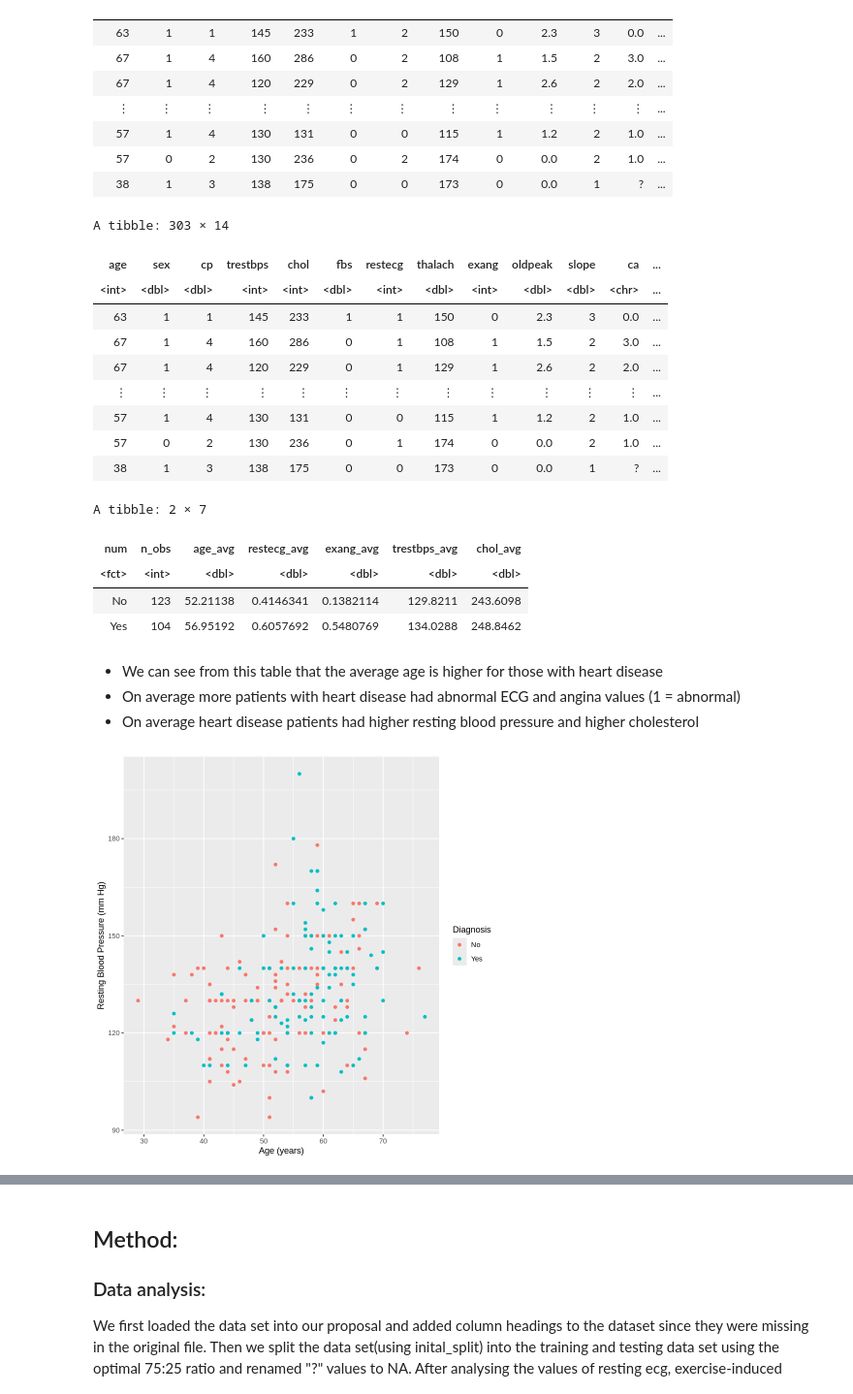
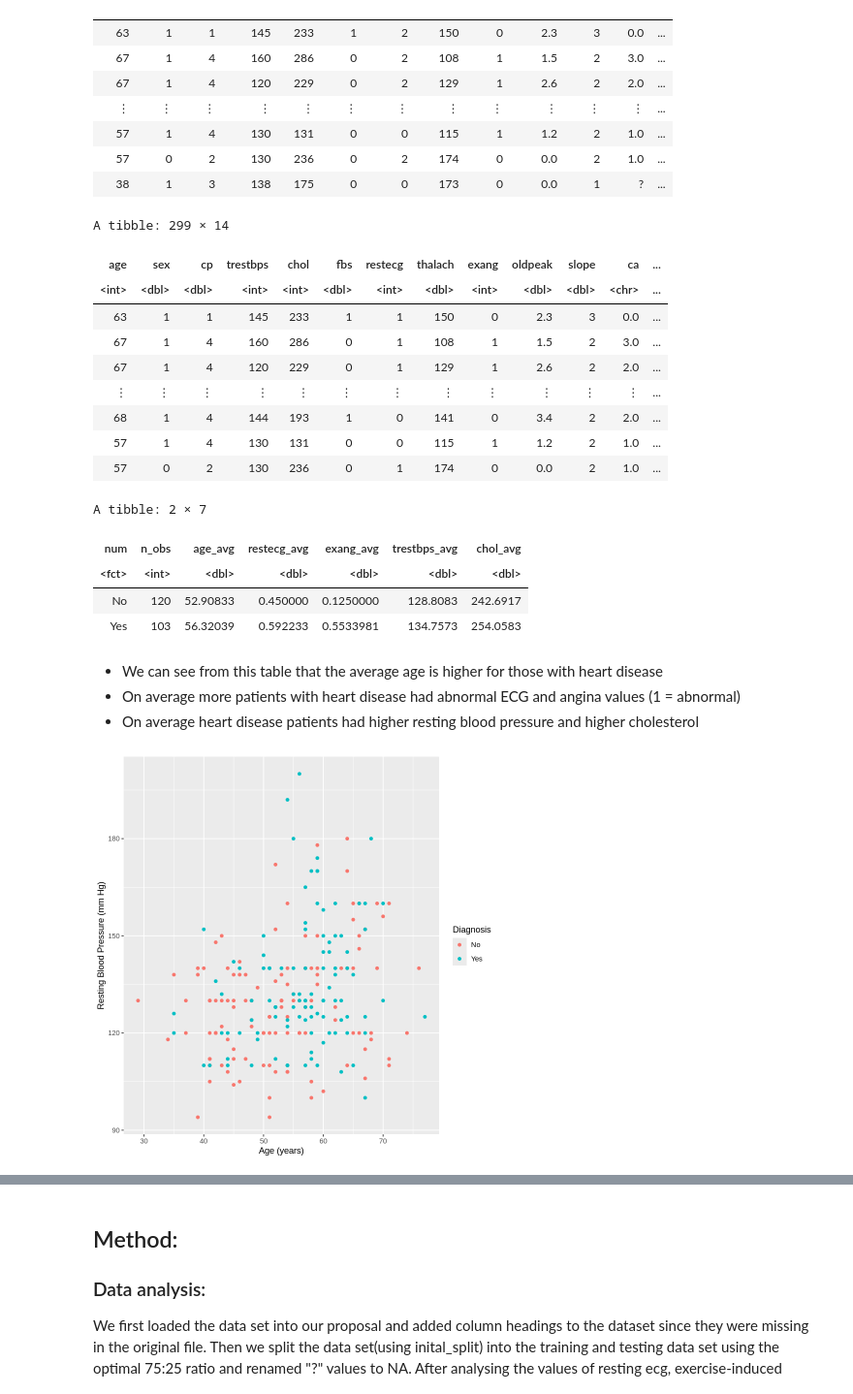
Before and after one commit to Clarique/DSCI-100-Project, a Jupyter notebook: DSCI 100- Project Report.ipynb, the cells around one changed output, grey strips where cells are left out. Shown at 97% size. Saved outputs shown, nothing was run; the diff lists cells and outputs as text; code cells hidden in the pictures.

```diff
--- a/DSCI 100- Project Report.ipynb
+++ b/DSCI 100- Project Report.ipynb
@@ -87,32 +87,33 @@ A spec_tbl_df: 303 × 14
 # %%
 # Here we changed our variables of interest into factors and integers to make them easier to work with/plot
 # The 'num' column becomes 'yes' or 'no' based on whether the number indicates heart disease
 # (val= 0 indicates absence of heart disease, val= (1, 2, 3, 4) shows presence of heart disease
 set.seed(2024)
 cleveland_tidy <- cleveland |>
   mutate(
     num = as.factor(as.integer(num)),
     num = recode(num, "0" = "No", "1" = "Yes", "2" = "Yes", "3" = "Yes", "4" = "Yes"),
     restecg = as.integer(restecg),
     restecg = recode(restecg, "0" = "0", "1" = "1", "2" = "1"),
     exang = as.integer(exang),
     age = as.integer(age),
     restecg = as.integer(restecg),
     trestbps = as.integer(trestbps),
     chol = as.integer(chol)
-      )
+      ) |>
+    filter(ca != "?")
 cleveland_tidy
 # %% [output]
-A tibble: 303 × 14
+A tibble: 299 × 14
 | age | sex | cp | trestbps | chol | fbs | restecg | thalach | exang | oldpeak | slope | ca | ... |
 | <int> | <dbl> | <dbl> | <int> | <int> | <dbl> | <int> | <dbl> | <int> | <dbl> | <dbl> | <chr> | ... |
 | 63 | 1 | 1 | 145 | 233 | 1 | 1 | 150 | 0 | 2.3 | 3 | 0.0 | ... |
 | 67 | 1 | 4 | 160 | 286 | 0 | 1 | 108 | 1 | 1.5 | 2 | 3.0 | ... |
 | 67 | 1 | 4 | 120 | 229 | 0 | 1 | 129 | 1 | 2.6 | 2 | 2.0 | ... |
 | ⋮ | ⋮ | ⋮ | ⋮ | ⋮ | ⋮ | ⋮ | ⋮ | ⋮ | ⋮ | ⋮ | ⋮ | ... |
+| 68 | 1 | 4 | 144 | 193 | 1 | 0 | 141 | 0 | 3.4 | 2 | 2.0 | ... |
 | 57 | 1 | 4 | 130 | 131 | 0 | 0 | 115 | 1 | 1.2 | 2 | 1.0 | ... |
 | 57 | 0 | 2 | 130 | 236 | 0 | 1 | 174 | 0 | 0.0 | 2 | 1.0 | ... |
-| 38 | 1 | 3 | 138 | 175 | 0 | 0 | 173 | 0 | 0.0 | 1 | ? | ... |
 # %%
 # Splitting the data into training and testing sets
 cleveland_split <- initial_split(cleveland_tidy, prop = 0.75, strata = num)
@@ -129,8 +130,8 @@ cleveland_table
 A tibble: 2 × 7
 | num | n_obs | age_avg | restecg_avg | exang_avg | trestbps_avg | chol_avg |
 | <fct> | <int> | <dbl> | <dbl> | <dbl> | <dbl> | <dbl> |
-| No | 123 | 52.21138 | 0.4146341 | 0.1382114 | 129.8211 | 243.6098 |
-| Yes | 104 | 56.95192 | 0.6057692 | 0.5480769 | 134.0288 | 248.8462 |
+| No | 120 | 52.90833 | 0.450000 | 0.1250000 | 128.8083 | 242.6917 |
+| Yes | 103 | 56.32039 | 0.592233 | 0.5533981 | 134.7573 | 254.0583 |
 # %% [markdown]
 - We can see from this table that the average age is higher for those with heart disease
 - On average more patients with heart disease had abnormal ECG and angina values (1 = abnormal)
@@ -142,7 +143,7 @@ plot_1 <- ggplot(cleveland_train, aes(x = age, y = trestbps, color = num)) +
 plot_1
 # There's a slight positive trend in the data, with a higher concentration of "Yes" diagnoses farther from the origin
 # %% [output]
-[figure, old version]
+[figure, new version]
 # %%
 plot_2 <- ggplot(cleveland_train, aes(x = age, y = chol, color = num)) +
           geom_point() +
```
Also changed, not shown: parts of 2 cells of this notebook.
